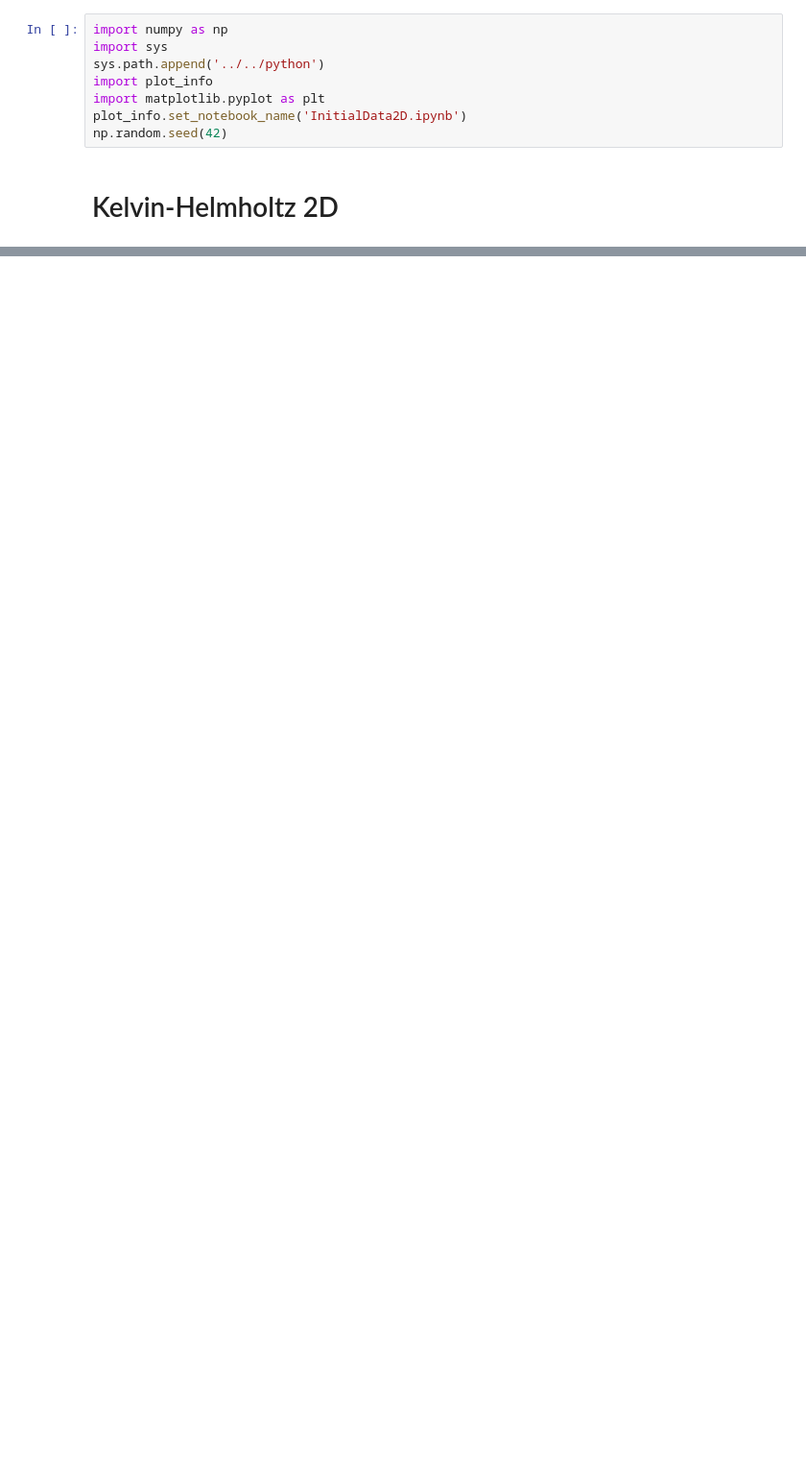
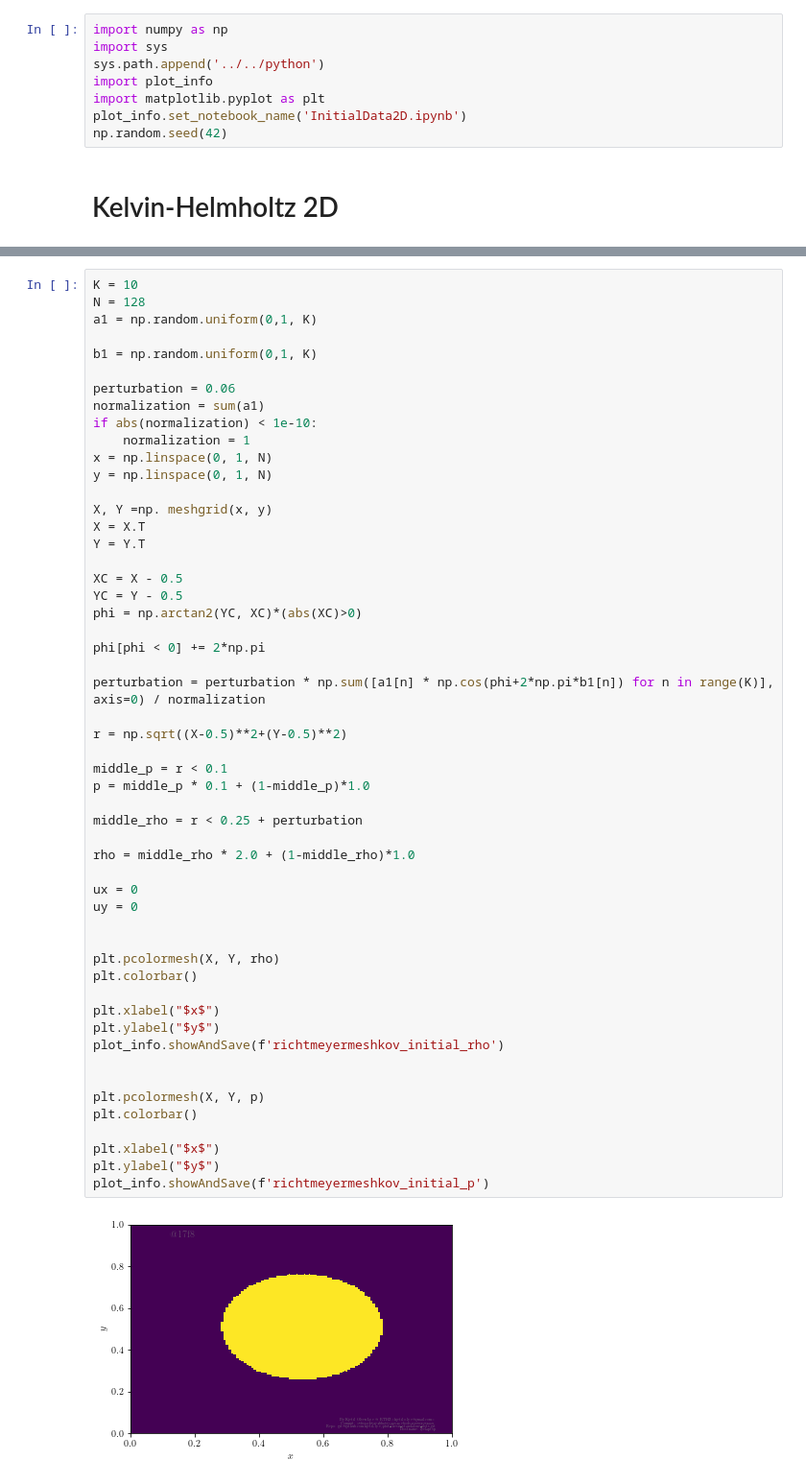
Before and after one commit to kjetil-lye/phd_thesis_standalone_plots, a Jupyter notebook: examples/initial_datas/InitialData2D.ipynb, the cells around one changed output, grey strips where cells are left out. Shown: that part at 96% size. Drawn from its saved outputs; the diff is of its cells as text; blank space fills up the shorter version.

```diff
--- a/examples/initial_datas/InitialData2D.ipynb
+++ b/examples/initial_datas/InitialData2D.ipynb
@@ -51,0 +52,55 @@ plot_info.showAndSave(f'kelvinhelmholtz_initial')
+# %%
+K = 10
+N = 128
+a1 = np.random.uniform(0,1, K)
+
+b1 = np.random.uniform(0,1, K)
+
+perturbation = 0.06
+normalization = sum(a1)
+if abs(normalization) < 1e-10:
+    normalization = 1
+x = np.linspace(0, 1, N)
+y = np.linspace(0, 1, N)
+
+X, Y =np. meshgrid(x, y)
+X = X.T
+Y = Y.T
+
+XC = X - 0.5
+YC = Y - 0.5
+phi = np.arctan2(YC, XC)*(abs(XC)>0)
+
+phi[phi < 0] += 2*np.pi
+
+perturbation = perturbation * np.sum([a1[n] * np.cos(phi+2*np.pi*b1[n]) for n in range(K)], axis=0) / normalization
+
+r = np.sqrt((X-0.5)**2+(Y-0.5)**2)
+
+middle_p = r < 0.1
+p = middle_p * 0.1 + (1-middle_p)*1.0
+
+middle_rho = r < 0.25 + perturbation
+
+rho = middle_rho * 2.0 + (1-middle_rho)*1.0
+
+ux = 0
+uy = 0
+
+
+plt.pcolormesh(X, Y, rho)
+plt.colorbar()
+
+plt.xlabel("$x$")
+plt.ylabel("$y$")
+plot_info.showAndSave(f'richtmeyermeshkov_initial_rho')
+
+
+plt.pcolormesh(X, Y, p)
+plt.colorbar()
+
+plt.xlabel("$x$")
+plt.ylabel("$y$")
+plot_info.showAndSave(f'richtmeyermeshkov_initial_p')
+# %% [output]
+[figure, added]
```
Also changed, not shown: parts of 2 cells of this notebook, 45 other files.
